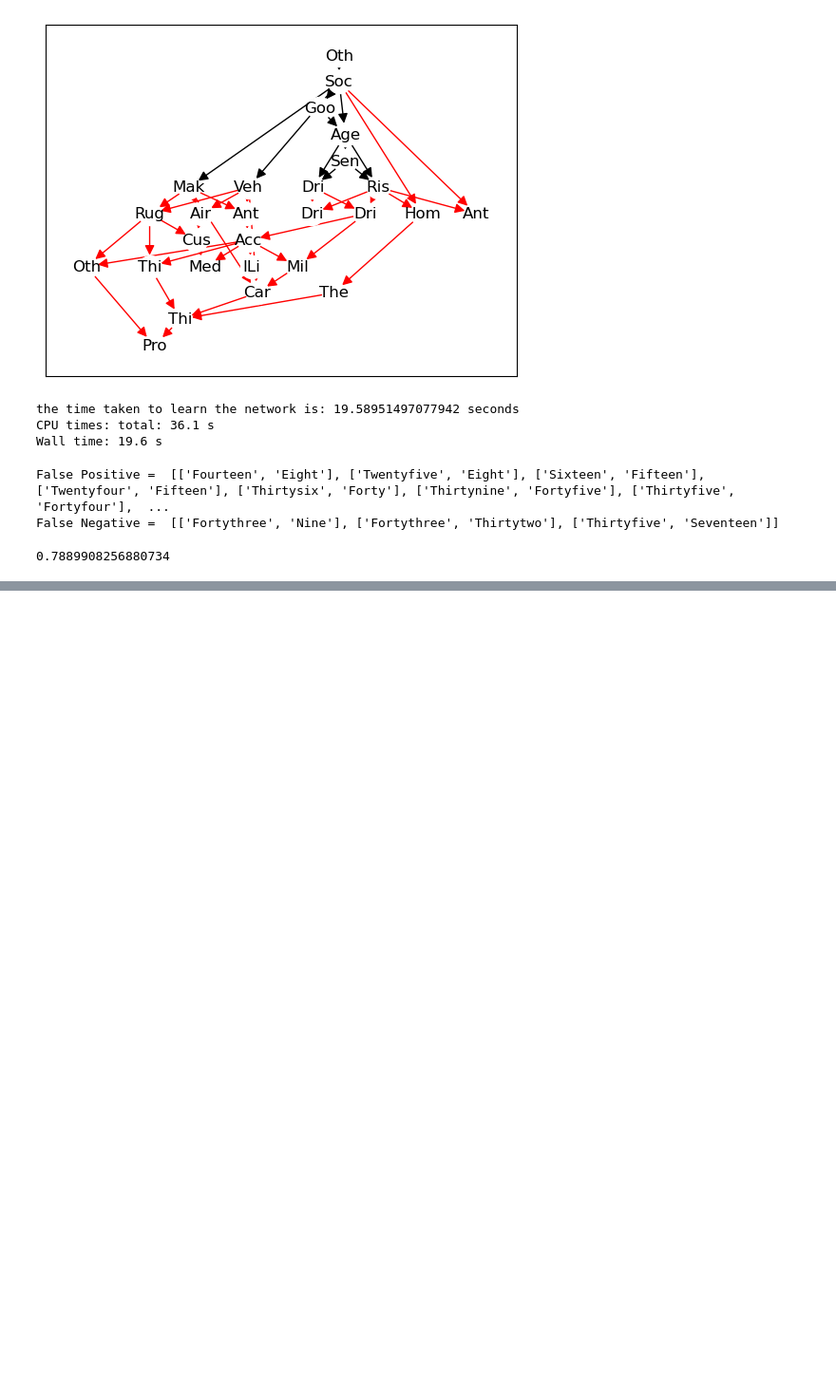
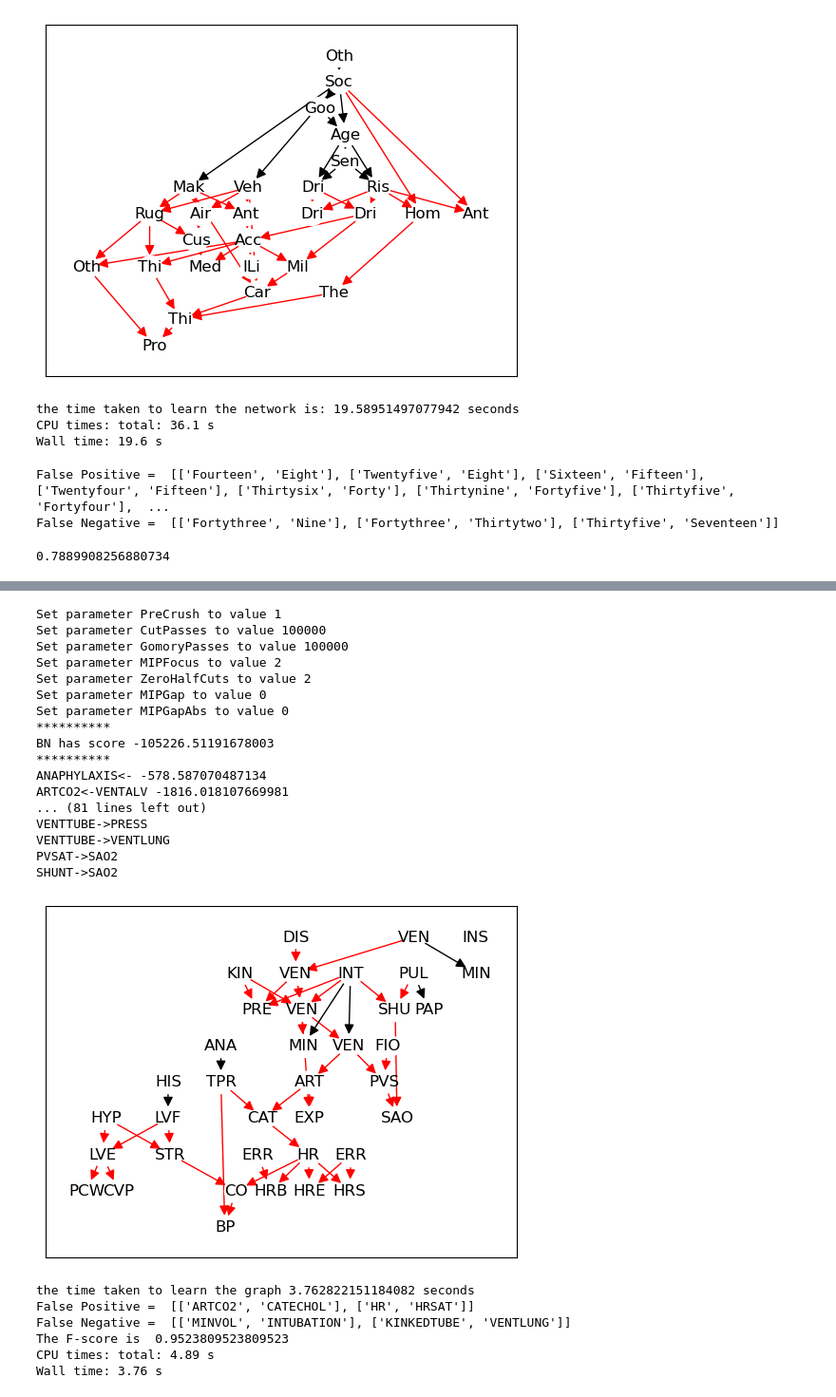
Before and after one commit to Elicit3495/ML_FYP, a Jupyter notebook: PC_SL.ipynb, the cells around one changed output, grey strips where cells are left out. Shown at 95% size. Saved outputs shown, nothing was run; the diff lists cells and outputs as text; code cells hidden in the pictures; blank space fills up the shorter version.

```diff
--- a/PC_SL.ipynb
+++ b/PC_SL.ipynb
@@ -193,0 +233,9 @@ False Negative =  [['Fortythree', 'Nine'], ['Fortythree', 'Thirtytwo'], ['Thirty
+# %%
+%%time
+'''
+restrict phase
+'''
+toc = time.time()
+k = PC_SL(df_alarm, 1, 0.05)
+tic = time.time()
+print('the time taken to restrict edges is', tic - toc, 'seconds')
@@ -193,0 +247,41 @@ False Negative =  [['Fortythree', 'Nine'], ['Fortythree', 'Thirtytwo'], ['Thirty
+# %%
+%%time
+tic = time.time()
+'''
+score phase
+'''
+m = Gobnilp()
+for i in k:
+    m.add_forbidden_adjacency((i[0], i[1]))
+
+m.learn(r"C:\Users\User\Documents\GitHub\ML_FYP\dataset\alarm_10000.dat", palim=3)
+
+# m.learn(r"C:\Users\User\Documents\GitHub\ML_FYP\dataset\link_testing.csv")
+toc = time.time()
+print('the time taken to learn the graph', toc - tic, 'seconds')
+print('The F-score is ', F_score(m))
+# %% [output]
+Set parameter PreCrush to value 1
+Set parameter CutPasses to value 100000
+Set parameter GomoryPasses to value 100000
+Set parameter MIPFocus to value 2
+Set parameter ZeroHalfCuts to value 2
+Set parameter MIPGap to value 0
+Set parameter MIPGapAbs to value 0
+**********
+BN has score -105226.51191678003
+**********
+ANAPHYLAXIS<- -578.587070487134
+ARTCO2<-VENTALV -1816.018107669981
+... (81 lines left out)
+VENTTUBE->PRESS
+VENTTUBE->VENTLUNG
+PVSAT->SAO2
+SHUNT->SAO2
+[figure, added]
+the time taken to learn the graph 3.762822151184082 seconds
+False Positive =  [['ARTCO2', 'CATECHOL'], ['HR', 'HRSAT']]
+False Negative =  [['MINVOL', 'INTUBATION'], ['KINKEDTUBE', 'VENTLUNG']]
+The F-score is  0.9523809523809523
+CPU times: total: 4.89 s
+Wall time: 3.76 s
```
Also changed, not shown: parts of 17 cells of this notebook, 2 other files.
